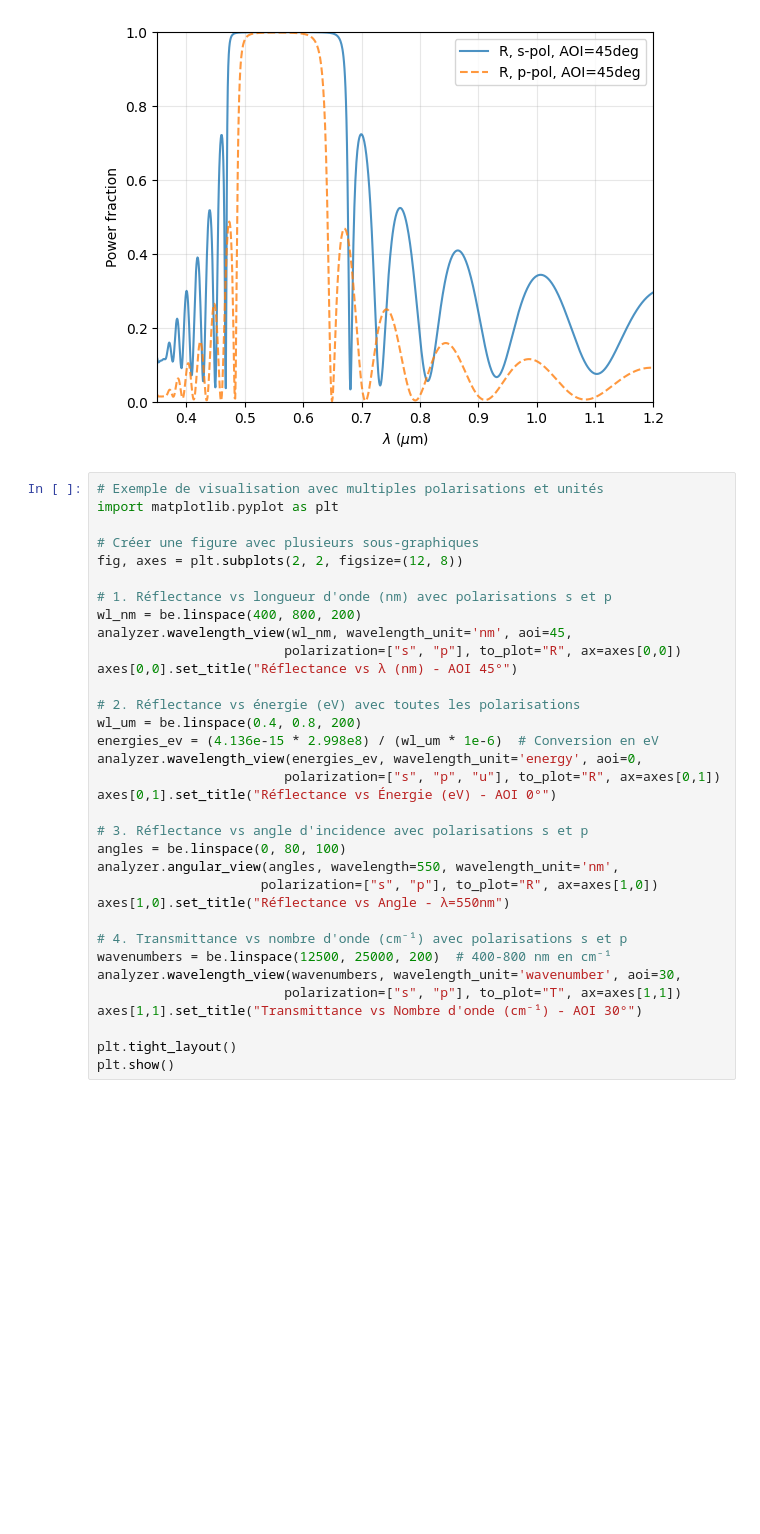
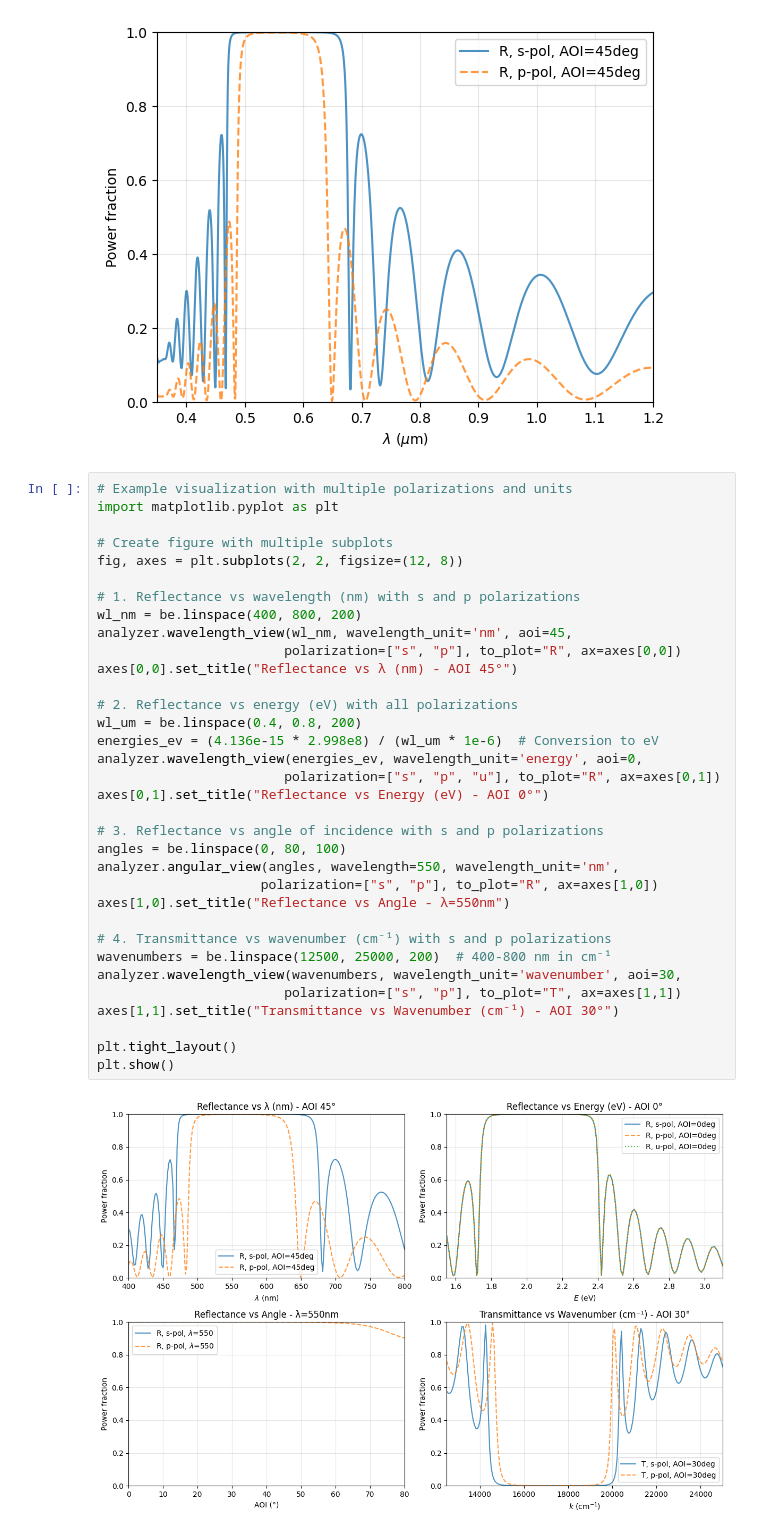
Before and after one commit to lordpositron/optiland, a Jupyter notebook: docs/gallery/thin_film/stack.ipynb, the cells around one changed output. Cells and saved outputs as stored; diff of their text form; blank space fills up the shorter version.

```diff
--- a/docs/gallery/thin_film/stack.ipynb
+++ b/docs/gallery/thin_film/stack.ipynb
@@ -28,36 +88,38 @@ analyzer.wavelength_view(wl, wavelength_unit='um', aoi=45, to_plot=["R"], polari
  <Axes: xlabel='$\\lambda$ ($\\mu$m)', ylabel='Power fraction'>)
 [figure]
 # %%
-# Exemple de visualisation avec multiples polarisations et unités
+# Example visualization with multiple polarizations and units
 import matplotlib.pyplot as plt
 
-# Créer une figure avec plusieurs sous-graphiques
+# Create figure with multiple subplots
 fig, axes = plt.subplots(2, 2, figsize=(12, 8))
 
-# 1. Réflectance vs longueur d'onde (nm) avec polarisations s et p
+# 1. Reflectance vs wavelength (nm) with s and p polarizations
 wl_nm = be.linspace(400, 800, 200)
 analyzer.wavelength_view(wl_nm, wavelength_unit='nm', aoi=45,
                         polarization=["s", "p"], to_plot="R", ax=axes[0,0])
-axes[0,0].set_title("Réflectance vs λ (nm) - AOI 45°")
+axes[0,0].set_title("Reflectance vs λ (nm) - AOI 45°")
 
-# 2. Réflectance vs énergie (eV) avec toutes les polarisations
+# 2. Reflectance vs energy (eV) with all polarizations
 wl_um = be.linspace(0.4, 0.8, 200)
-energies_ev = (4.136e-15 * 2.998e8) / (wl_um * 1e-6)  # Conversion en eV
+energies_ev = (4.136e-15 * 2.998e8) / (wl_um * 1e-6)  # Conversion to eV
 analyzer.wavelength_view(energies_ev, wavelength_unit='energy', aoi=0,
                         polarization=["s", "p", "u"], to_plot="R", ax=axes[0,1])
-axes[0,1].set_title("Réflectance vs Énergie (eV) - AOI 0°")
+axes[0,1].set_title("Reflectance vs Energy (eV) - AOI 0°")
 
-# 3. Réflectance vs angle d'incidence avec polarisations s et p
+# 3. Reflectance vs angle of incidence with s and p polarizations
 angles = be.linspace(0, 80, 100)
 analyzer.angular_view(angles, wavelength=550, wavelength_unit='nm',
                      polarization=["s", "p"], to_plot="R", ax=axes[1,0])
-axes[1,0].set_title("Réflectance vs Angle - λ=550nm")
+axes[1,0].set_title("Reflectance vs Angle - λ=550nm")
 
-# 4. Transmittance vs nombre d'onde (cm⁻¹) avec polarisations s et p
-wavenumbers = be.linspace(12500, 25000, 200)  # 400-800 nm en cm⁻¹
+# 4. Transmittance vs wavenumber (cm⁻¹) with s and p polarizations
+wavenumbers = be.linspace(12500, 25000, 200)  # 400-800 nm in cm⁻¹
 analyzer.wavelength_view(wavenumbers, wavelength_unit='wavenumber', aoi=30,
                         polarization=["s", "p"], to_plot="T", ax=axes[1,1])
-axes[1,1].set_title("Transmittance vs Nombre d'onde (cm⁻¹) - AOI 30°")
+axes[1,1].set_title("Transmittance vs Wavenumber (cm⁻¹) - AOI 30°")
 
 plt.tight_layout()
 plt.show()
+# %% [output]
+[figure, added]
```
Also changed, not shown: parts of 24 cells of this notebook, 3 other files.
